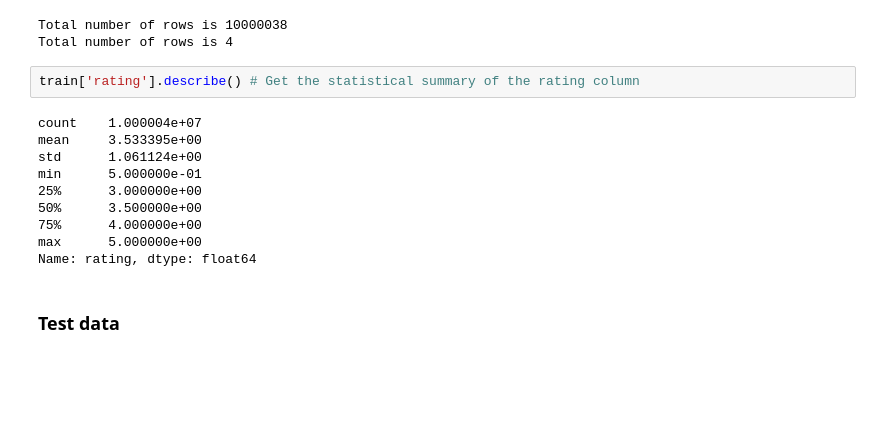
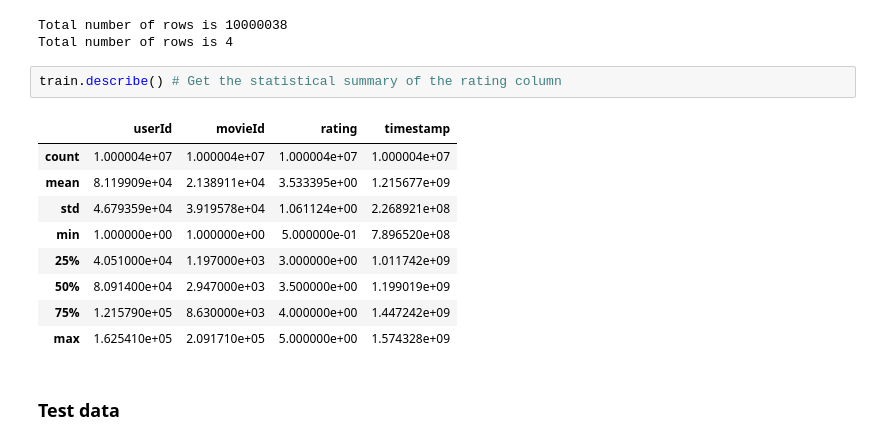
Before and after one commit to TEAM-RR1-ACT-MLTech/notebook, a Jupyter notebook: recommender_notebook.ipynb, the cells around one changed output. Cells and saved outputs as stored; diff of their text form; blank space fills up the shorter version.

```diff
--- a/recommender_notebook.ipynb
+++ b/recommender_notebook.ipynb
@@ -153,17 +155,17 @@ print(f'Total number of rows is {train.shape[1]}')
 Total number of rows is 10000038
 Total number of rows is 4
 # %%
-train['rating'].describe() # Get the statistical summary of the rating column
+train.describe() # Get the statistical summary of the rating column
 # %% [output]
-count    1.000004e+07
-mean     3.533395e+00
-std      1.061124e+00
-min      5.000000e-01
-25%      3.000000e+00
-50%      3.500000e+00
-75%      4.000000e+00
-max      5.000000e+00
-Name: rating, dtype: float64
+|  | userId | movieId | rating | timestamp |
+| count | 1.000004e+07 | 1.000004e+07 | 1.000004e+07 | 1.000004e+07 |
+| mean | 8.119909e+04 | 2.138911e+04 | 3.533395e+00 | 1.215677e+09 |
+| std | 4.679359e+04 | 3.919578e+04 | 1.061124e+00 | 2.268921e+08 |
+| min | 1.000000e+00 | 1.000000e+00 | 5.000000e-01 | 7.896520e+08 |
+| 25% | 4.051000e+04 | 1.197000e+03 | 3.000000e+00 | 1.011742e+09 |
+| 50% | 8.091400e+04 | 2.947000e+03 | 3.500000e+00 | 1.199019e+09 |
+| 75% | 1.215790e+05 | 8.630000e+03 | 4.000000e+00 | 1.447242e+09 |
+| max | 1.625410e+05 | 2.091710e+05 | 5.000000e+00 | 1.574328e+09 |
 # %% [markdown]
 ### Test data
 # %%
```
Also changed, not shown: parts of 46 cells of this notebook.
